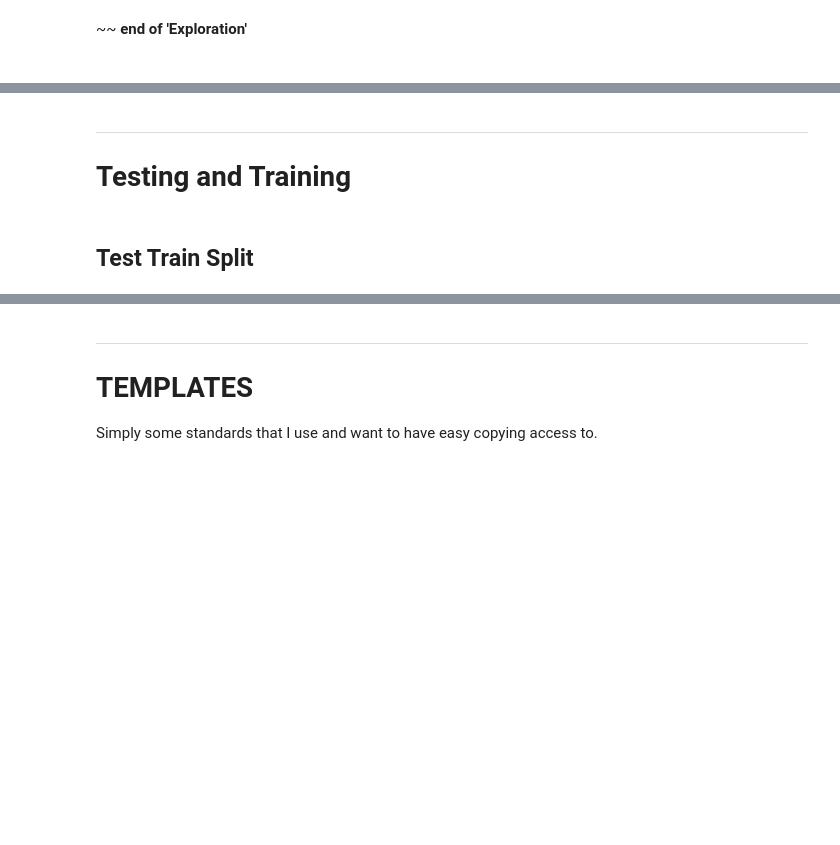
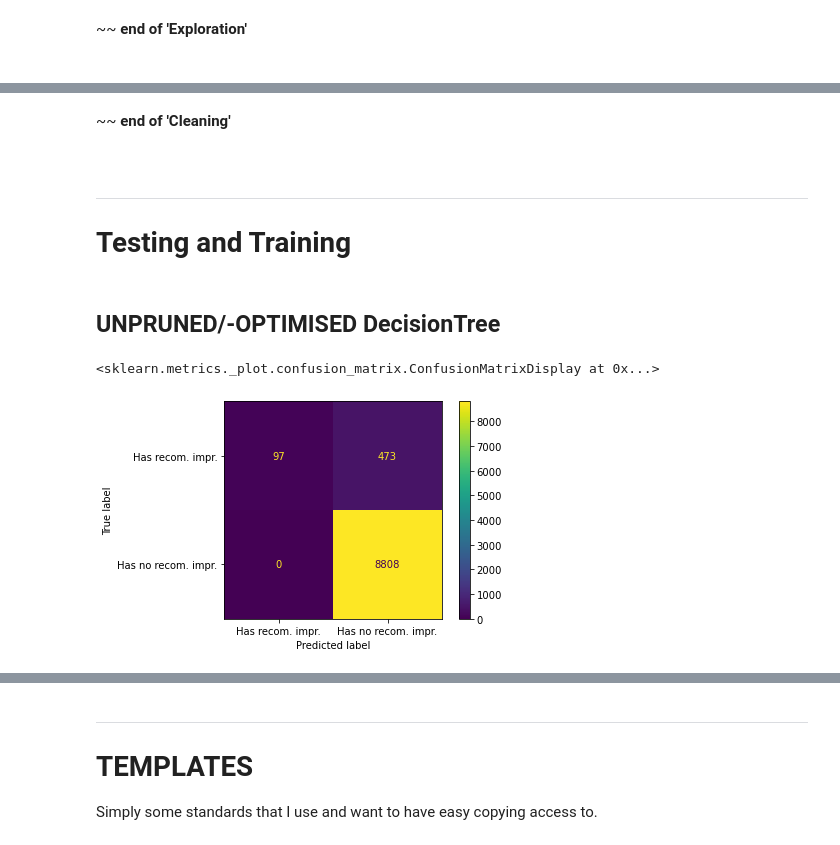
Before and after one commit to TahaGomma/ModelEvaluation, a Jupyter notebook: DecisionTrees/EPC - DT_clf v0.0.ipynb, the cells around one changed output, grey strips where cells are left out. Saved outputs shown, nothing was run; the diff lists cells and outputs as text; code cells hidden in the pictures; blank space fills up the shorter version.

```diff
--- a/DecisionTrees/EPC - DT_clf v0.0.ipynb
+++ b/DecisionTrees/EPC - DT_clf v0.0.ipynb
@@ -962,7 +983,12 @@ re_xn = [r'(?P<WALL>'
         ,r'(?P<MAINHEAT>'
         ]
 
-df_p = df_x.loc[:, 'WALL_DESCRIPTION':'MAINHEAT_DESCRIPTION'].dropna()
+df_x1 = df_x[[pk]+col_x1]
+df_p = df_x1.loc[:, 'WALL_DESCRIPTION':'MAINHEAT_DESCRIPTION']
+
+## One-Hot encoding
+# perhaps the loop is not needed, but it is used since all columns have different
+# amounts of descriptions
 
 cnt = 0
 df_pp = pd.DataFrame()
@@ -974,6 +1000,7 @@ for col in df_p:
 
     df_pp = pd.get_dummies(df_p.loc[:, col].str.extractall(re_x)
                           ,prefix=col[:-12]
+                          ,dtype='int64'
                           ).groupby(level=0).sum()
     df_p = df_p.join(df_pp)
     df_p = df_p.drop(col, axis=1)
@@ -982,6 +1009,5 @@ for col in df_p:
 df_x1 = df_x[pk]
 df_x1 = pd.concat([df_x1, df_p], axis=1)
 
-print(df_x1.head(7))
-df_x1.describe()
+df_x1.dtypes
 # %% [output]
@@ -1018,4 +1028,4 @@ Done, df_x1 and df_y1 contain x and y data respectively.
 # %%
-df_clf1 = df_y1.merge(df_x1, on=pk)
-df_clf1.head()
+df_clf1 = df_y1.merge(df_x1, on=pk).drop('IMPROVEMENTS', axis=1).dropna(subset=['IMPR_BOOL']).reset_index(drop=True).astype('int64')
+df_clf1.dtypes
 # %% [output]
@@ -1029 +1044,8 @@ df_clf1.head()
+# %%
+re_ycols = r'IMPR.*'
+re_xcols = r'(WALL.*)|(ROOF.*)|(FLOOR.*)|(WINDOWS.*)|(MAINHEAT.*)'
+
+
+df_y1 = df_clf1.filter(regex=re_ycols)
+df_x1 = df_clf1.filter(regex=re_xcols)
 # %% [markdown]
@@ -1033,5 +1054,7 @@ df_clf1.head()
+# %% [markdown]
+~~ **end of 'Cleaning'**<br><br>
 # %% [markdown]
 ---
 # Testing and Training
 # %% [markdown]
-## Test Train Split
+## UNPRUNED/-OPTIMISED DecisionTree
@@ -1037,0 +1069,13 @@ df_clf1.head()
+# %%
+## splitting data in train and test sets
+X_train, X_test, y_train, y_test = train_test_split(df_x1, df_y1, random_state=5)
+
+## create a decision tree and fit it on the training data
+clf_dt = DecisionTreeClassifier(random_state=5)
+clf_dt = clf_dt.fit(X_train, y_train)
+# %%
+## creates a confusion matrix to see false +ves and -ves
+plot_confusion_matrix(clf_dt, X_test, y_test, display_labels=["Has recom. impr.", "Has no recom. impr."])
+# %% [output]
+<sklearn.metrics._plot.confusion_matrix.ConfusionMatrixDisplay at 0x...>
+[figure, added]
```
Also changed, not shown: parts of 56 cells of this notebook.
